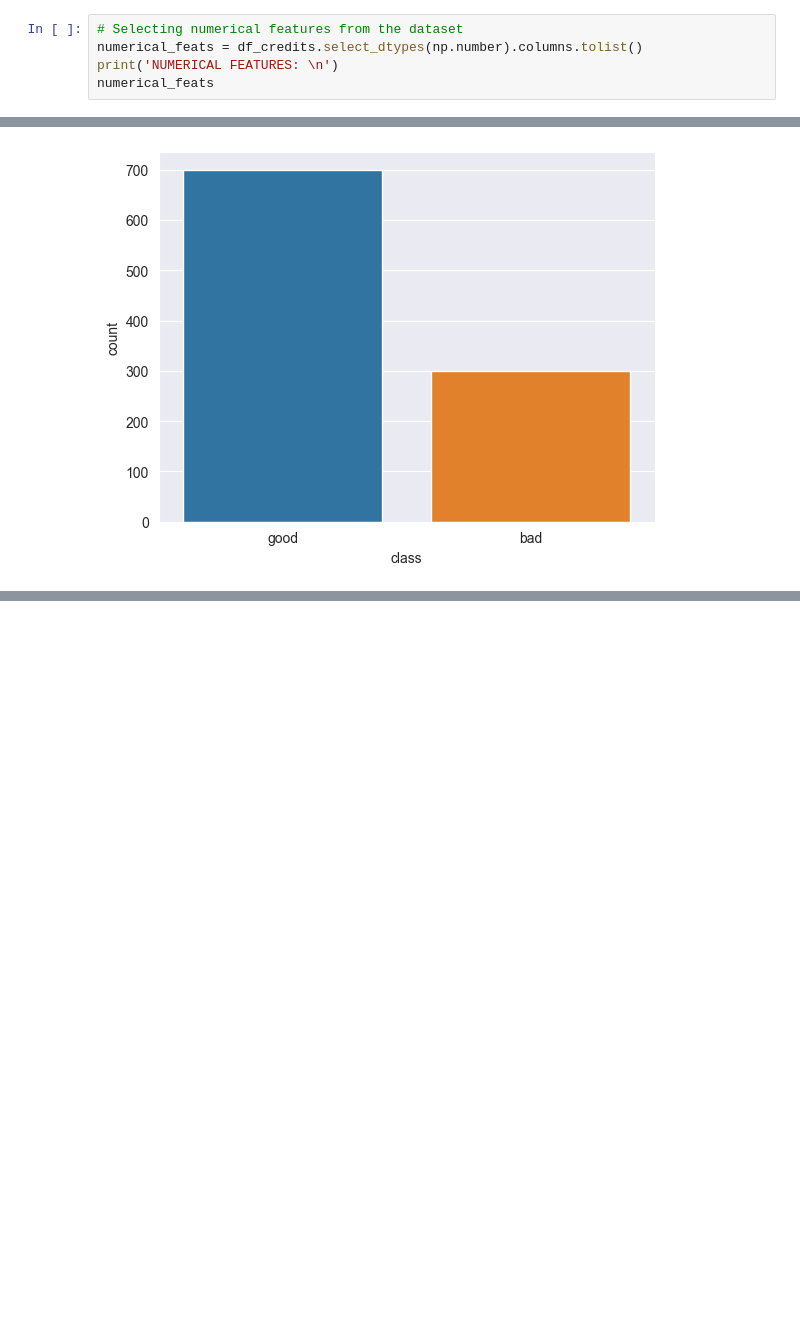
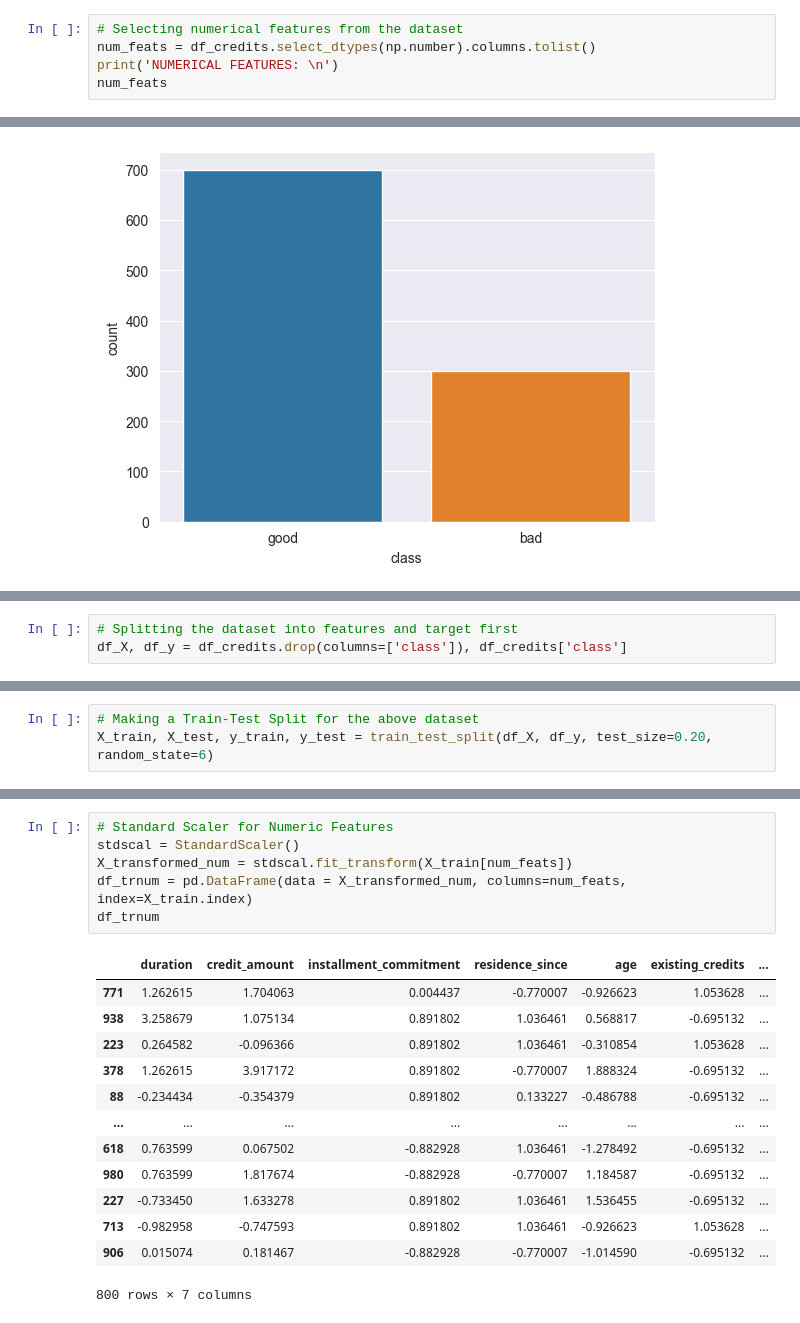
Before and after one commit to harshalk612/ML-Assigment, a Jupyter notebook: Advanced HW/hw2/hw2.ipynb, the cells around one changed output, grey strips where cells are left out. Cells and saved outputs as stored; diff of their text form; blank space fills up the shorter version.

```diff
--- a/Advanced HW/hw2/hw2.ipynb
+++ b/Advanced HW/hw2/hw2.ipynb
@@ -78,9 +87,9 @@ df_credits.describe()
 ### 1.1) Determine which features are continuous and which are categorical.
 # %%
 # Selecting numerical features from the dataset
-numerical_feats = df_credits.select_dtypes(np.number).columns.tolist()
+num_feats = df_credits.select_dtypes(np.number).columns.tolist()
 print('NUMERICAL FEATURES: \n')
-numerical_feats
+num_feats
 # %% [output]
 NUMERICAL FEATURES:
 ['duration',
@@ -156,0 +169,3 @@ sns.countplot(data=df_credits, x='class')
+# %%
+# Splitting the dataset into features and target first
+df_X, df_y = df_credits.drop(columns=['class']), df_credits['class']
@@ -156,0 +206,3 @@ sns.countplot(data=df_credits, x='class')
+# %%
+# Making a Train-Test Split for the above dataset
+X_train, X_test, y_train, y_test = train_test_split(df_X, df_y, test_size=0.20, random_state=6)
@@ -156,0 +270,20 @@ sns.countplot(data=df_credits, x='class')
+# %%
+# Standard Scaler for Numeric Features
+stdscal = StandardScaler()
+X_transformed_num = stdscal.fit_transform(X_train[num_feats])
+df_trnum = pd.DataFrame(data = X_transformed_num, columns=num_feats, index=X_train.index)
+df_trnum
+# %% [output]
+|  | duration | credit_amount | installment_commitment | residence_since | age | existing_credits | ... |
+| 771 | 1.262615 | 1.704063 | 0.004437 | -0.770007 | -0.926623 | 1.053628 | ... |
+| 938 | 3.258679 | 1.075134 | 0.891802 | 1.036461 | 0.568817 | -0.695132 | ... |
+| 223 | 0.264582 | -0.096366 | 0.891802 | 1.036461 | -0.310854 | 1.053628 | ... |
+| 378 | 1.262615 | 3.917172 | 0.891802 | -0.770007 | 1.888324 | -0.695132 | ... |
+| 88 | -0.234434 | -0.354379 | 0.891802 | 0.133227 | -0.486788 | -0.695132 | ... |
+| ... | ... | ... | ... | ... | ... | ... | ... |
+| 618 | 0.763599 | 0.067502 | -0.882928 | 1.036461 | -1.278492 | -0.695132 | ... |
+| 980 | 0.763599 | 1.817674 | -0.882928 | -0.770007 | 1.184587 | -0.695132 | ... |
+| 227 | -0.733450 | 1.633278 | 0.891802 | 1.036461 | 1.536455 | -0.695132 | ... |
+| 713 | -0.982958 | -0.747593 | 0.891802 | 1.036461 | -0.926623 | 1.053628 | ... |
+| 906 | 0.015074 | 0.181467 | -0.882928 | -0.770007 | -1.014590 | -0.695132 | ... |
+800 rows × 7 columns
```
Also changed, not shown: parts of 81 cells of this notebook, 2 other files.
